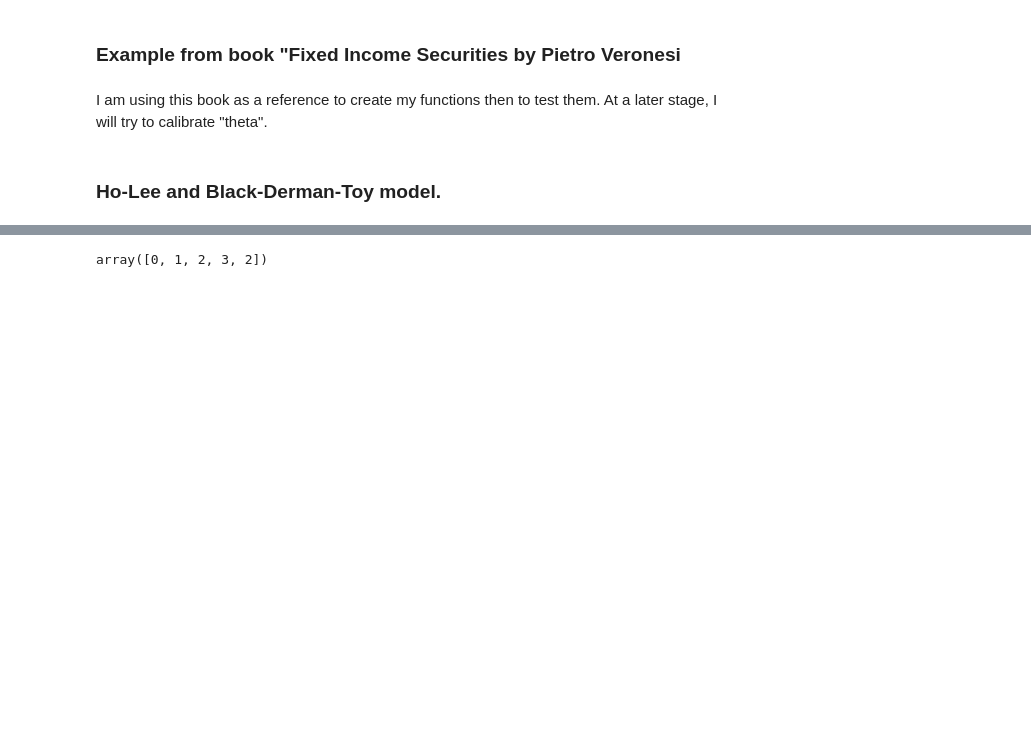
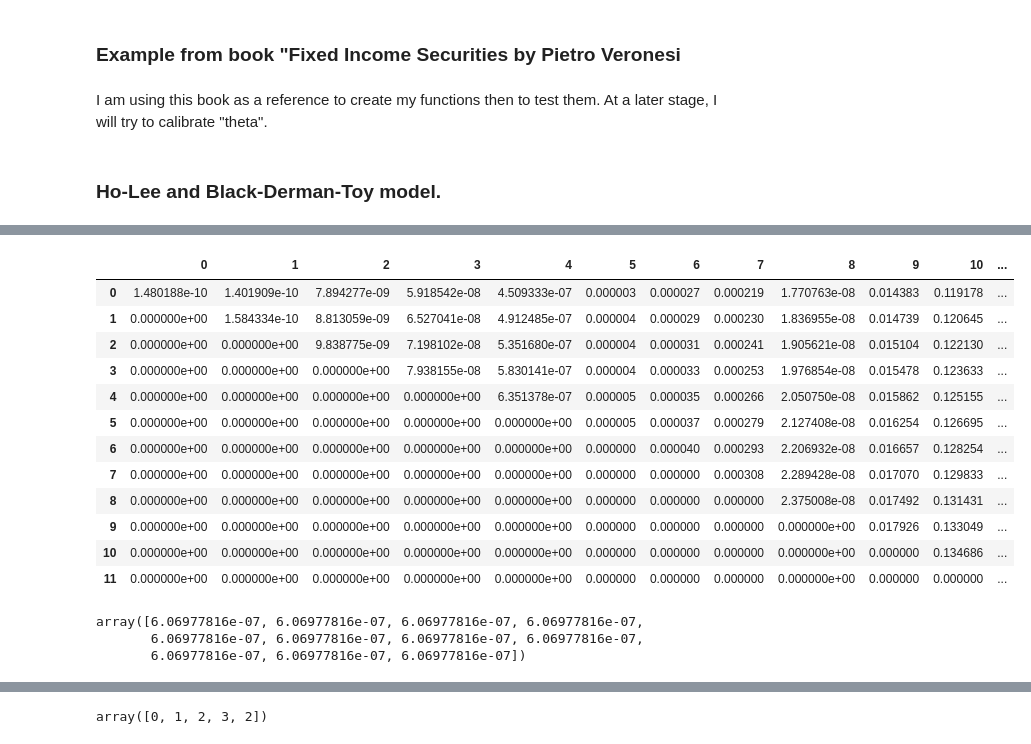
Before and after one commit to julesleclair/BinomialTree, a Jupyter notebook: Work in progress/Short_Interest_rate.ipynb, the cells around one changed output, grey strips where cells are left out. Saved outputs shown, nothing was run; the diff lists cells and outputs as text; code cells hidden in the pictures; blank space fills up the shorter version.

```diff
--- a/Work in progress/Short_Interest_rate.ipynb
+++ b/Work in progress/Short_Interest_rate.ipynb
@@ -277,0 +238,5 @@ array([1, 2, 3, 4, 5])
+# %%
+hl2=Tree(pzcb, 5.5, 0.0173)
+
+
+hl2.bdt()
@@ -277,0 +254,16 @@ array([1, 2, 3, 4, 5])
+# %%
+pd.DataFrame(hl2.forward_tree(0.0174, 0.0173, 0.5, hl2.bdt())[1])
+# %% [output]
+|  | 0 | 1 | 2 | 3 | 4 | 5 | 6 | 7 | 8 | 9 | 10 | ... |
+| 0 | 1.480188e-10 | 1.401909e-10 | 7.894277e-09 | 5.918542e-08 | 4.509333e-07 | 0.000003 | 0.000027 | 0.000219 | 1.770763e-08 | 0.014383 | 0.119178 | ... |
+| 1 | 0.000000e+00 | 1.584334e-10 | 8.813059e-09 | 6.527041e-08 | 4.912485e-07 | 0.000004 | 0.000029 | 0.000230 | 1.836955e-08 | 0.014739 | 0.120645 | ... |
+| 2 | 0.000000e+00 | 0.000000e+00 | 9.838775e-09 | 7.198102e-08 | 5.351680e-07 | 0.000004 | 0.000031 | 0.000241 | 1.905621e-08 | 0.015104 | 0.122130 | ... |
+| 3 | 0.000000e+00 | 0.000000e+00 | 0.000000e+00 | 7.938155e-08 | 5.830141e-07 | 0.000004 | 0.000033 | 0.000253 | 1.976854e-08 | 0.015478 | 0.123633 | ... |
+| 4 | 0.000000e+00 | 0.000000e+00 | 0.000000e+00 | 0.000000e+00 | 6.351378e-07 | 0.000005 | 0.000035 | 0.000266 | 2.050750e-08 | 0.015862 | 0.125155 | ... |
+| 5 | 0.000000e+00 | 0.000000e+00 | 0.000000e+00 | 0.000000e+00 | 0.000000e+00 | 0.000005 | 0.000037 | 0.000279 | 2.127408e-08 | 0.016254 | 0.126695 | ... |
+| 6 | 0.000000e+00 | 0.000000e+00 | 0.000000e+00 | 0.000000e+00 | 0.000000e+00 | 0.000000 | 0.000040 | 0.000293 | 2.206932e-08 | 0.016657 | 0.128254 | ... |
+| 7 | 0.000000e+00 | 0.000000e+00 | 0.000000e+00 | 0.000000e+00 | 0.000000e+00 | 0.000000 | 0.000000 | 0.000308 | 2.289428e-08 | 0.017070 | 0.129833 | ... |
+| 8 | 0.000000e+00 | 0.000000e+00 | 0.000000e+00 | 0.000000e+00 | 0.000000e+00 | 0.000000 | 0.000000 | 0.000000 | 2.375008e-08 | 0.017492 | 0.131431 | ... |
+| 9 | 0.000000e+00 | 0.000000e+00 | 0.000000e+00 | 0.000000e+00 | 0.000000e+00 | 0.000000 | 0.000000 | 0.000000 | 0.000000e+00 | 0.017926 | 0.133049 | ... |
+| 10 | 0.000000e+00 | 0.000000e+00 | 0.000000e+00 | 0.000000e+00 | 0.000000e+00 | 0.000000 | 0.000000 | 0.000000 | 0.000000e+00 | 0.000000 | 0.134686 | ... |
+| 11 | 0.000000e+00 | 0.000000e+00 | 0.000000e+00 | 0.000000e+00 | 0.000000e+00 | 0.000000 | 0.000000 | 0.000000 | 0.000000e+00 | 0.000000 | 0.000000 | ... |
@@ -277,0 +274,6 @@ array([1, 2, 3, 4, 5])
+# %%
+a[:, -1] - b[:,-1]
+# %% [output]
+array([6.06977816e-07, 6.06977816e-07, 6.06977816e-07, 6.06977816e-07,
+       6.06977816e-07, 6.06977816e-07, 6.06977816e-07, 6.06977816e-07,
+       6.06977816e-07, 6.06977816e-07, 6.06977816e-07])
```
Also changed, not shown: parts of 29 cells of this notebook.
